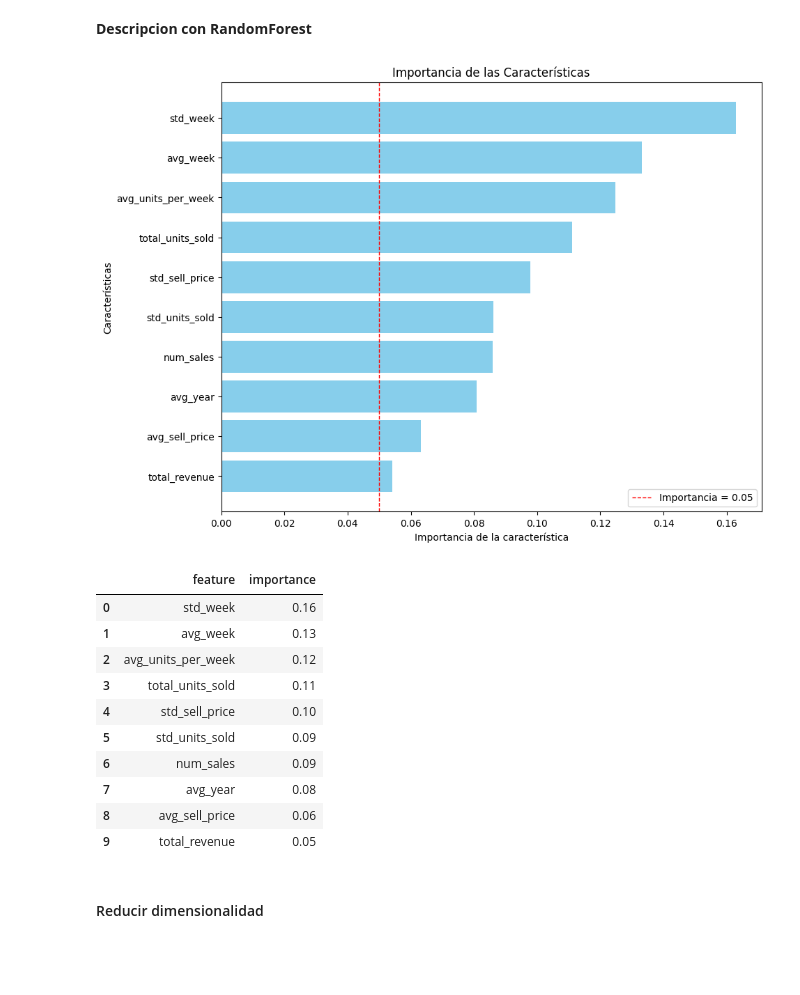
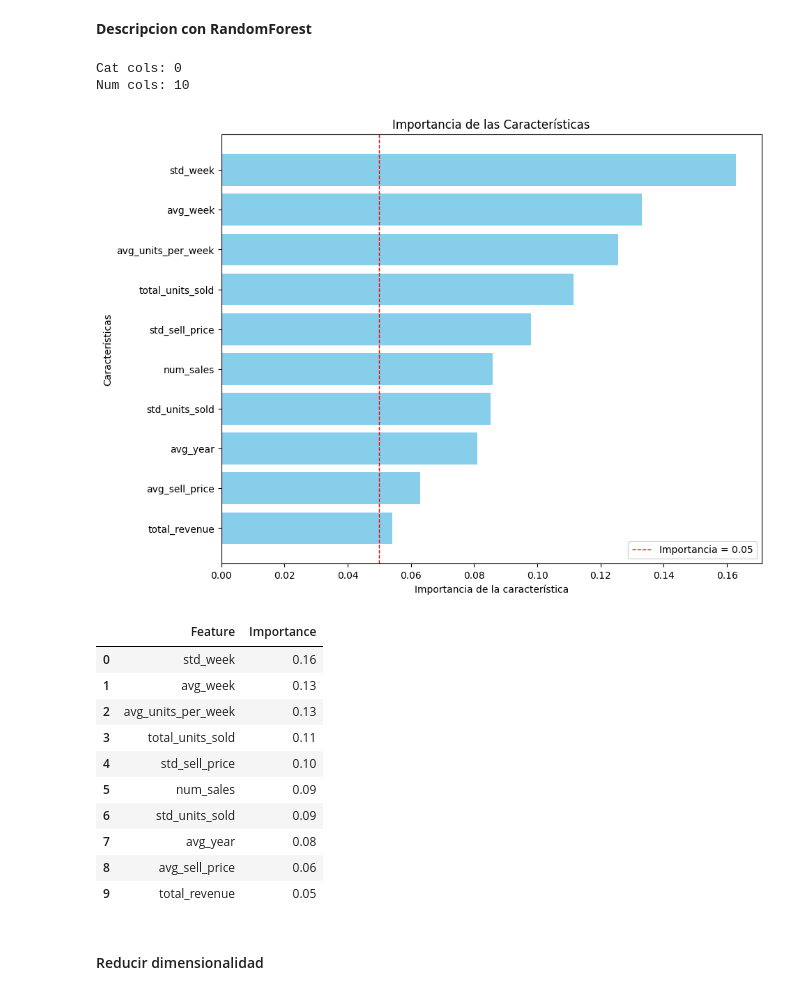
Before and after one commit to antonioMateos/grupo2retail_0424, a Jupyter notebook: 03_Clustering/00_Test_Clustering.ipynb, the cells around one changed output. Saved outputs shown, nothing was run; the diff lists cells and outputs as text; code cells hidden in the pictures; blank space fills up the shorter version.

```diff
--- a/03_Clustering/00_Test_Clustering.ipynb
+++ b/03_Clustering/00_Test_Clustering.ipynb
@@ -412,25 +412,39 @@ Principal Component 11: 0.00
 [figure]
 # %% [markdown]
 __Descripcion con RandomForest__
-# %%
-clusters = kmeans_model.labels_
-
-sales_importance_df = get_feature_importances(feature_matrix_with_clusters, clusters, imp_threshold=0.05)
-
-display(sales_importance_df.head(10))
-# %% [output]
-[figure, removed]
-|  | feature | importance |
-| 0 | std_week | 0.16 |
-| 1 | avg_week | 0.13 |
-| 2 | avg_units_per_week | 0.12 |
-| 3 | total_units_sold | 0.11 |
-| 4 | std_sell_price | 0.10 |
-| 5 | std_units_sold | 0.09 |
-| 6 | num_sales | 0.09 |
-| 7 | avg_year | 0.08 |
-| 8 | avg_sell_price | 0.06 |
-| 9 | total_revenue | 0.05 |
+# %%
+# Preprocesamos datos
+cols_to_scale = feature_matrix_with_clusters.columns.tolist()
+df_clusters = feature_matrix_with_clusters[['Cluster']].copy().reset_index(drop=True)
+cols_to_scale.remove('Cluster') # Columna Objetivo
+scaled_df = preprocess_features(feature_matrix_with_clusters[cols_to_scale])
+
+# Combinar los DataFrames basándose en la columna 'Index'
+scaled_df = pd.concat([scaled_df, df_clusters], axis=1)
+
+clusters = kmeans_model.labels_
+
+cluster_col = 'Cluster'
+
+# sales_importance_df = get_feature_importances(feature_matrix_with_clusters, clusters, imp_threshold=0.05)
+sales_importance_df = get_feature_importances(scaled_df, clusters, imp_threshold=0.05)
+
+display(sales_importance_df.head(10))
+# %% [output]
+Cat cols: 0
+Num cols: 10
+[figure, added]
+|  | Feature | Importance |
+| 0 | std_week | 0.16 |
+| 1 | avg_week | 0.13 |
+| 2 | avg_units_per_week | 0.13 |
+| 3 | total_units_sold | 0.11 |
+| 4 | std_sell_price | 0.10 |
+| 5 | num_sales | 0.09 |
+| 6 | std_units_sold | 0.09 |
+| 7 | avg_year | 0.08 |
+| 8 | avg_sell_price | 0.06 |
+| 9 | total_revenue | 0.05 |
 # %% [markdown]
 #### Reducir dimensionalidad
 # %%
```
Also changed, not shown: parts of 6 cells of this notebook.
